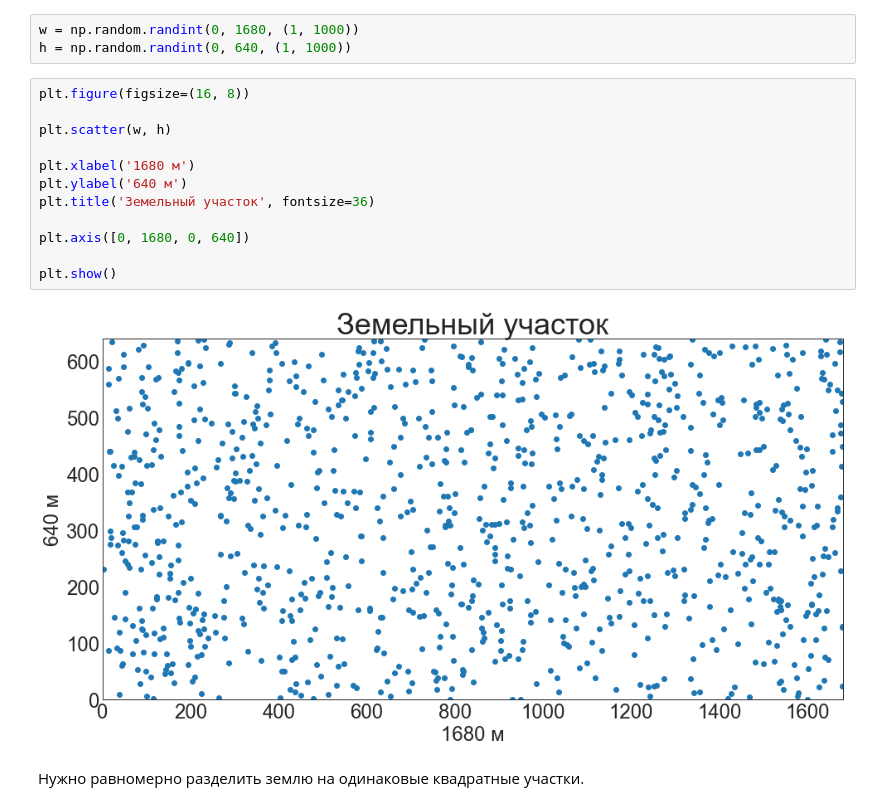
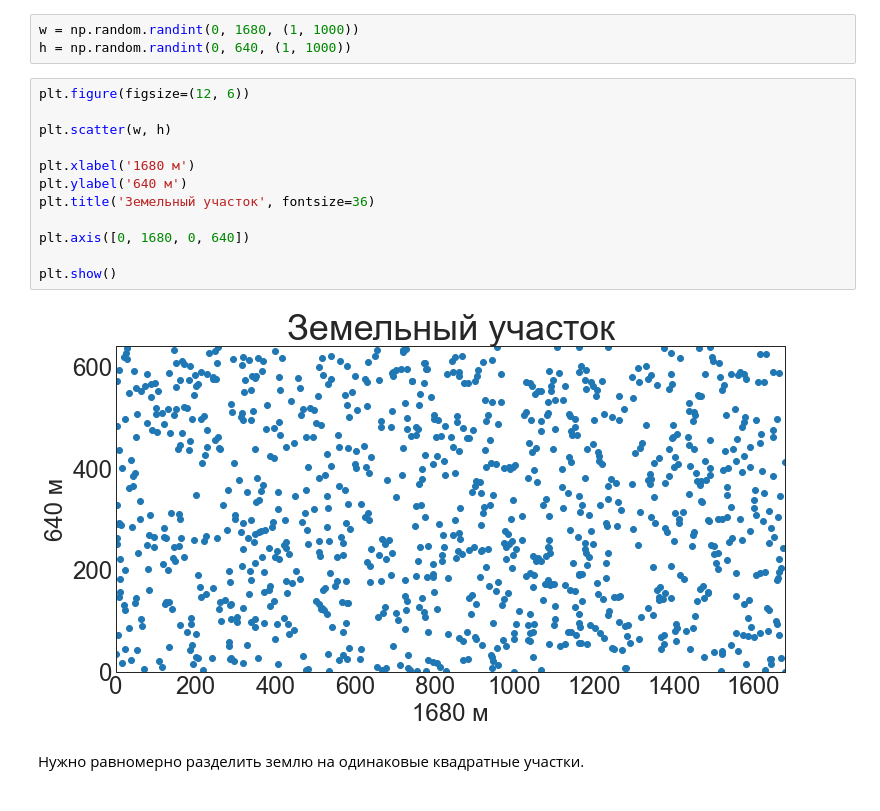
Before and after one commit to PosyaginK/grokking_algoritms, a Jupyter notebook: chapter_4.ipynb, the cells around one changed output. Drawn from its saved outputs; the diff is of its cells as text.

```diff
--- a/chapter_4.ipynb
+++ b/chapter_4.ipynb
@@ -32,19 +32,19 @@ sns.set_style("white")
 w = np.random.randint(0, 1680, (1, 1000))
 h = np.random.randint(0, 640, (1, 1000))
 # %%
-plt.figure(figsize=(16, 8))
+plt.figure(figsize=(12, 6))
 
 plt.scatter(w, h)
 
 plt.xlabel('1680 м')
 plt.ylabel('640 м')
 plt.title('Земельный участок', fontsize=36)
 
 plt.axis([0, 1680, 0, 640])
 
 plt.show()
 # %% [output]
-[figure, old version]
+[figure, new version]
 # %% [markdown]
 Нужно равномерно разделить землю на одинаковые квадратные участки.
 # %% [markdown]
```
Also changed, not shown: parts of 27 cells of this notebook.
